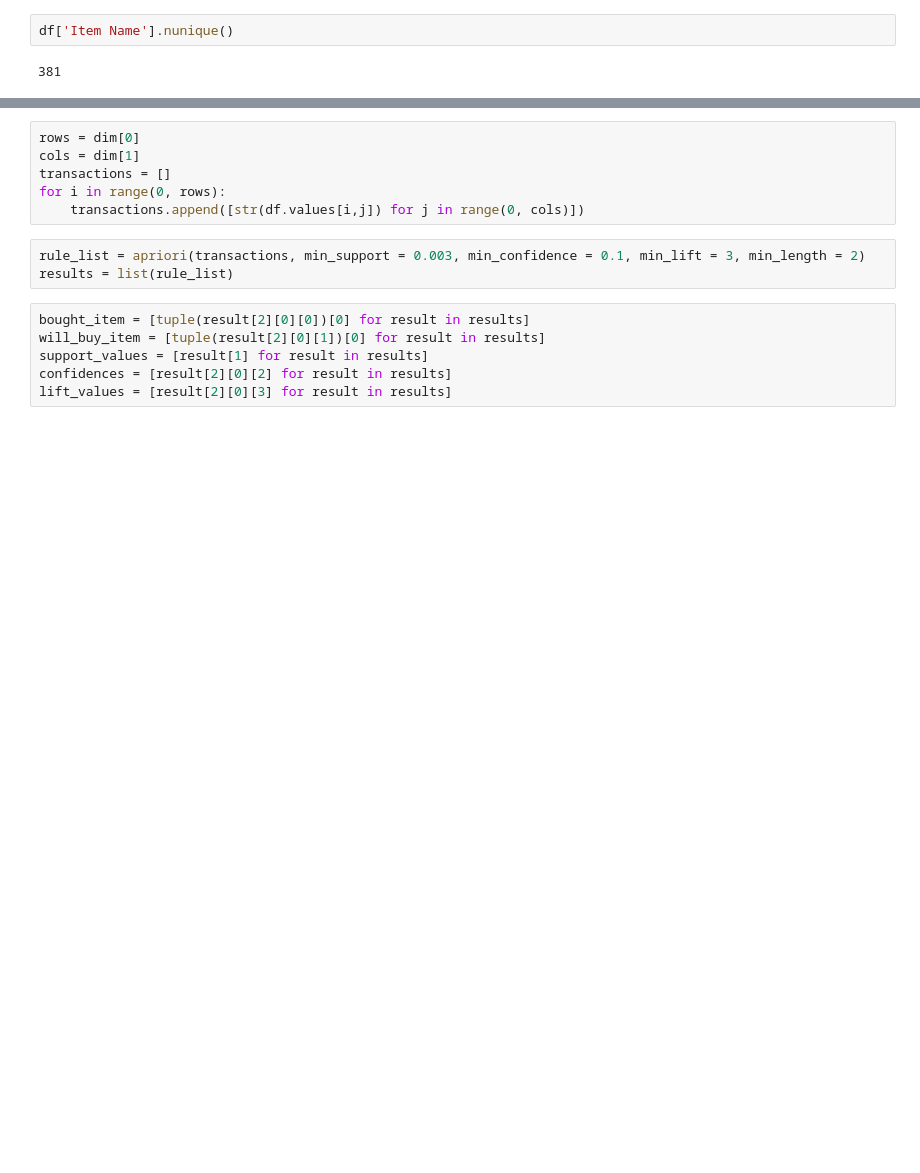
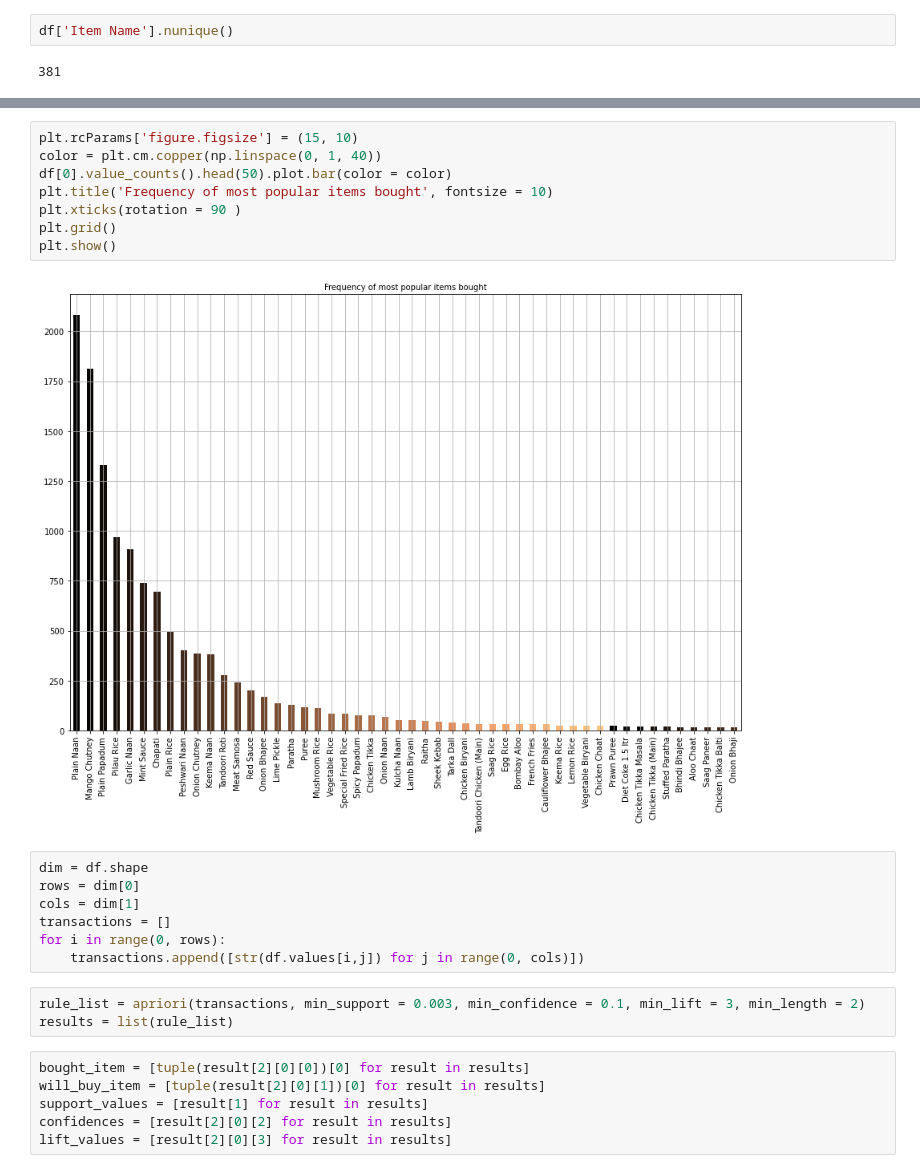
Before and after one commit to Jaydeep21/resturant-market-basket-analysis, a Jupyter notebook: associationrules.ipynb, the cells around one changed output, grey strips where cells are left out. Drawn from its saved outputs; the diff is of its cells as text; blank space fills up the shorter version.

```diff
--- a/associationrules.ipynb
+++ b/associationrules.ipynb
@@ -81,4 +96,15 @@ df
+# %%
+plt.rcParams['figure.figsize'] = (15, 10)
+color = plt.cm.copper(np.linspace(0, 1, 40))
+df[0].value_counts().head(50).plot.bar(color = color)
+plt.title('Frequency of most popular items bought', fontsize = 10)
+plt.xticks(rotation = 90 )
+plt.grid()
+plt.show()
+# %% [output]
+[figure, added]
 # %%
+dim = df.shape
 rows = dim[0]
 cols = dim[1]
 transactions = []
```
Also changed, not shown: parts of 12 cells of this notebook, 2 other files.
